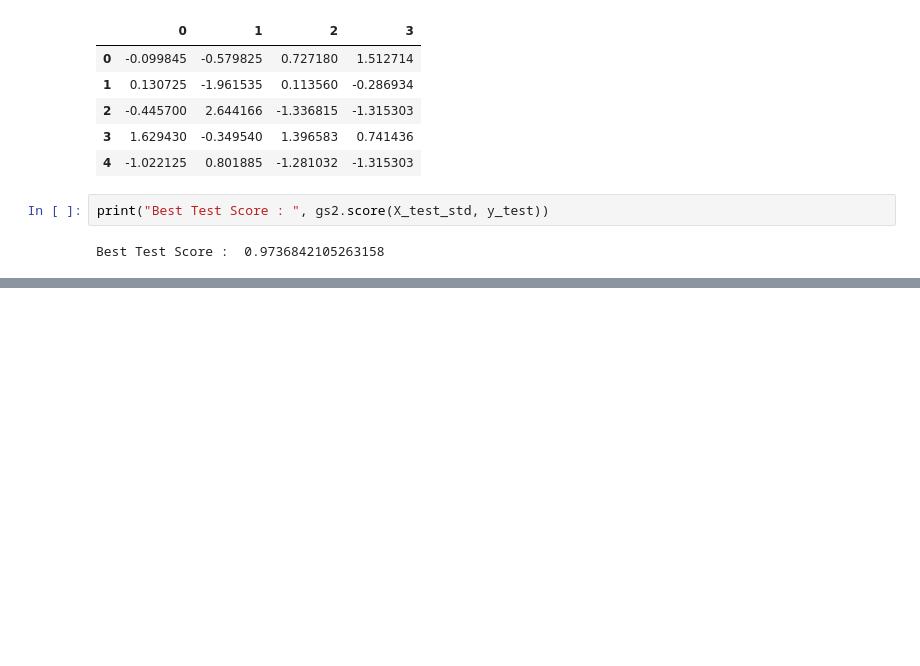
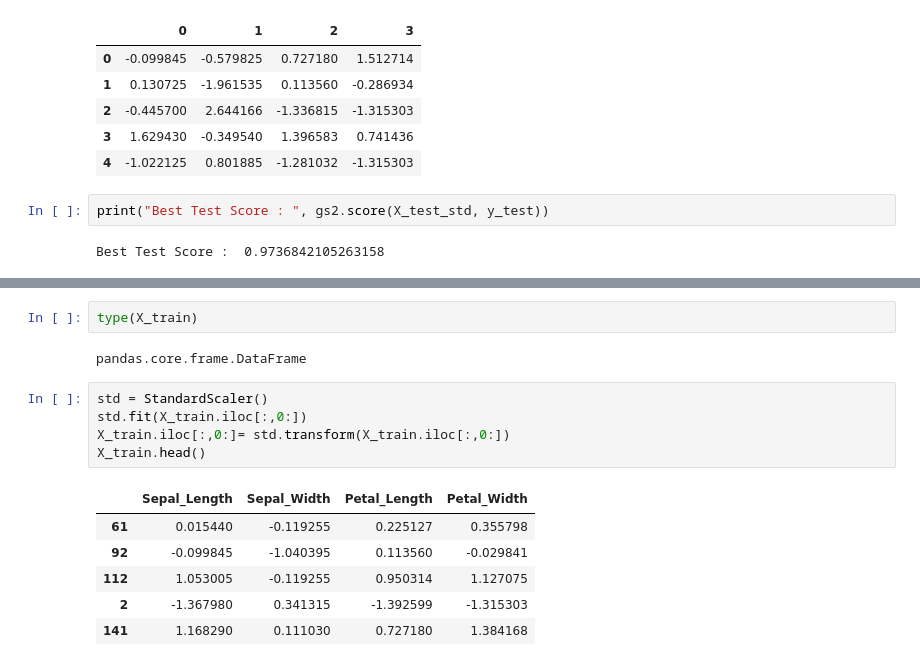
Before and after one commit to gundaminpde/2023-spring, a Jupyter notebook: 02_1_kNN.ipynb, the cells around one changed output, grey strips where cells are left out. Saved outputs shown, nothing was run; the diff lists cells and outputs as text; blank space fills up the shorter version.

```diff
--- a/02_1_kNN.ipynb
+++ b/02_1_kNN.ipynb
@@ -439,0 +467,16 @@ Best Test Score :  0.9736842105263158
+# %%
+type(X_train)
+# %% [output]
+pandas.core.frame.DataFrame
+# %%
+std = StandardScaler()
+std.fit(X_train.iloc[:,0:])
+X_train.iloc[:,0:]= std.transform(X_train.iloc[:,0:])
+X_train.head()
+# %% [output]
+|  | Sepal_Length | Sepal_Width | Petal_Length | Petal_Width |
+| 61 | 0.015440 | -0.119255 | 0.225127 | 0.355798 |
+| 92 | -0.099845 | -1.040395 | 0.113560 | -0.029841 |
+| 112 | 1.053005 | -0.119255 | 0.950314 | 1.127075 |
+| 2 | -1.367980 | 0.341315 | -1.392599 | -1.315303 |
+| 141 | 1.168290 | 0.111030 | 0.727180 | 1.384168 |
```
Also changed, not shown: parts of 4 cells of this notebook.
